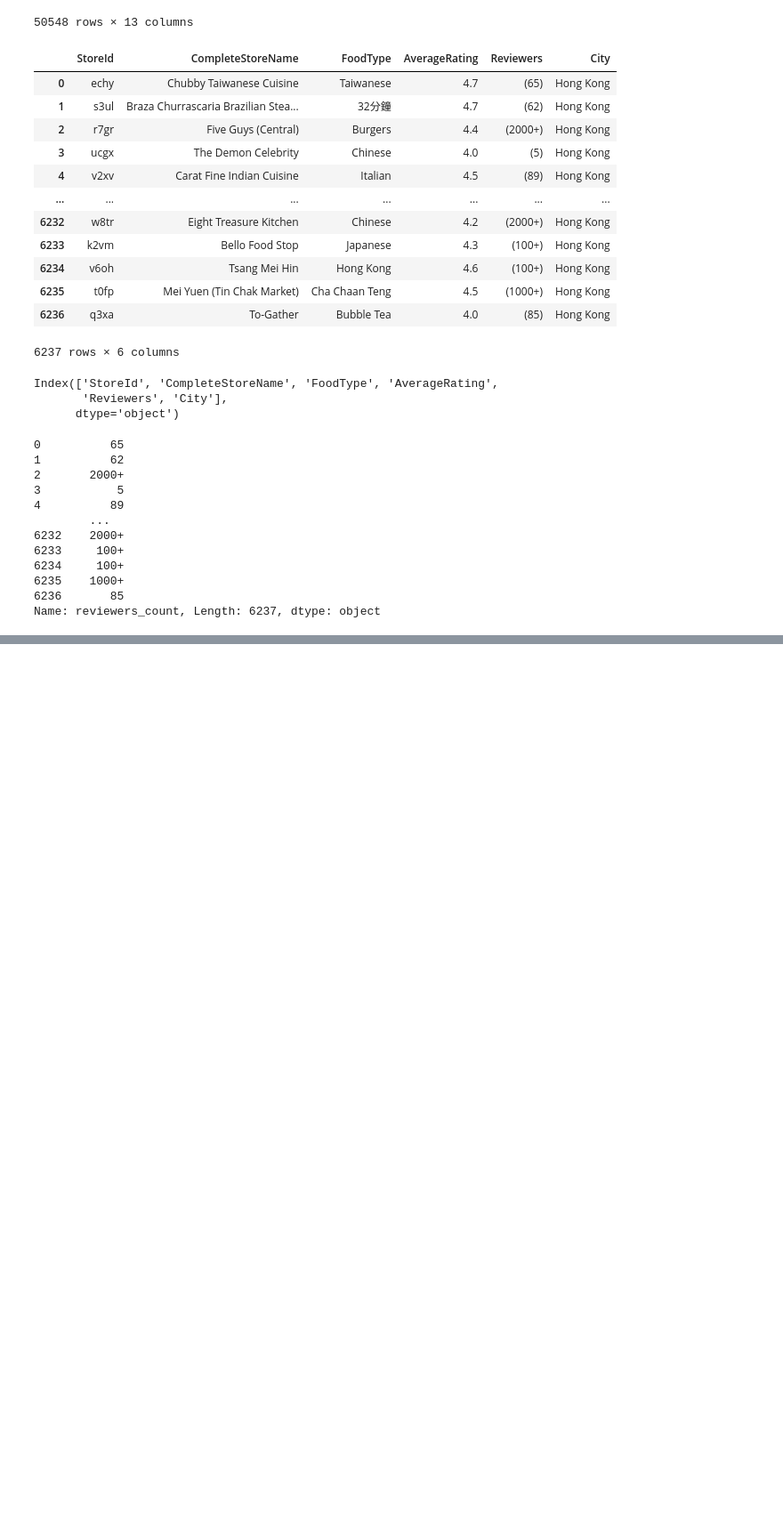
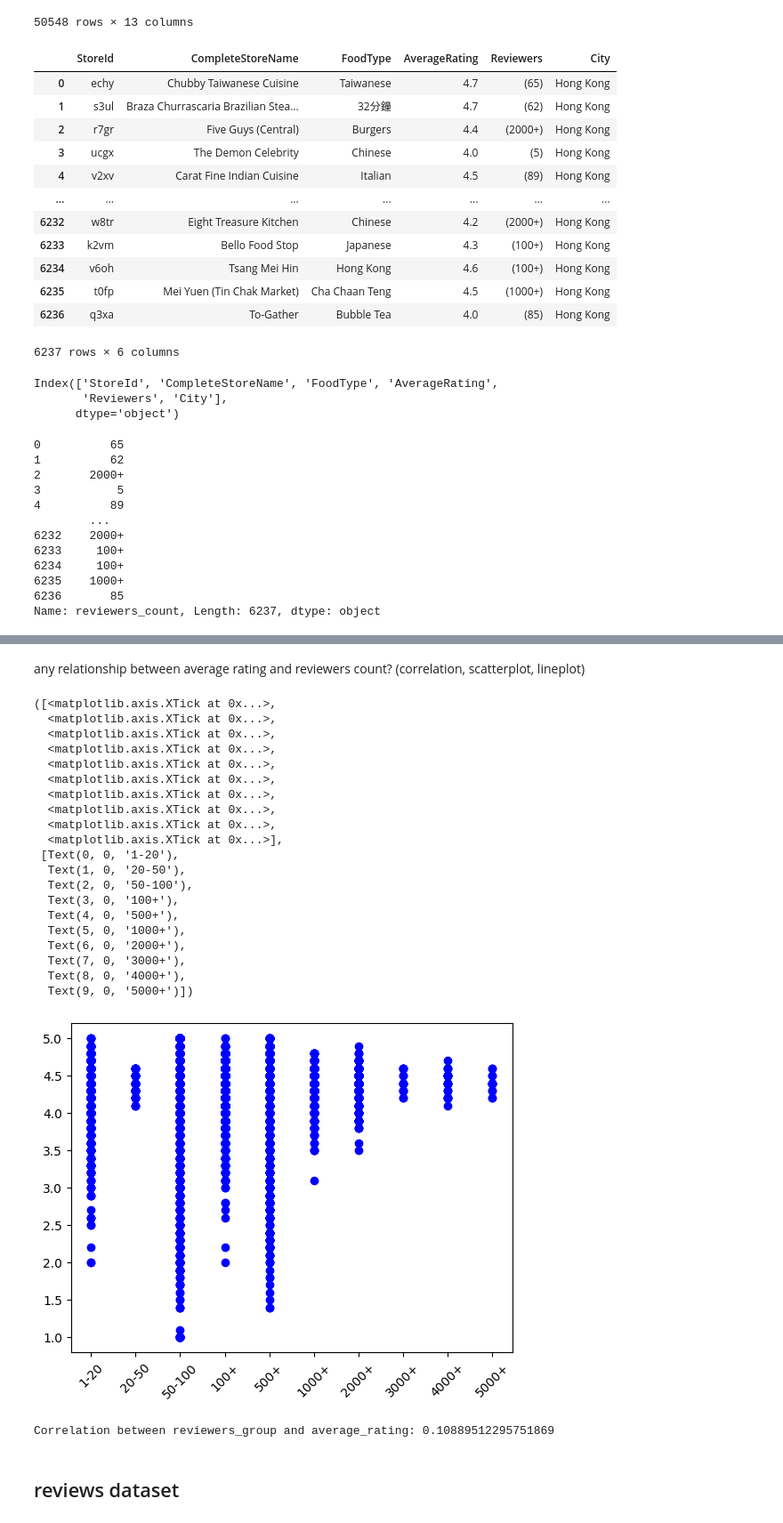
Before and after one commit to Marco-yeung/PersonalProjects, a Jupyter notebook: Python Project/foodpanda/Script 1 - foodpanda.ipynb, the cells around one changed output, grey strips where cells are left out. Shown: that part at 89% size. Cells and saved outputs as stored; diff of their text form; code cells hidden in the pictures; blank space fills up the shorter version.

```diff
--- a/Python Project/foodpanda/Script 1 - foodpanda.ipynb
+++ b/Python Project/foodpanda/Script 1 - foodpanda.ipynb
@@ -154,0 +327,19 @@ store
+# %%
+# Function to convert review counts to numeric
+def convert_review_count(count):
+    if isinstance(count, str):  # Check if count is a string
+        # Remove unwanted characters such as parentheses and plus signs
+        count = count.replace('(', '').replace(')', '').replace('+', '')
+        # Convert to integer
+        return int(count) + 1 if count.isdigit() else None  # Add 1 for the upper bound if it's numeric
+    return None  # Return None if it's not a string
+# %%
+# Apply the conversion function
+store['reviewers_count'] = store['reviewers_count'].apply(convert_review_count)
+
+# Define the bins and labels
+bins = [0, 20, 50, 100, 500, 1000, 2000, 3000, 4000, 5000, float('inf')]
+labels = ['1-20', '20-50', '50-100', '100+', '500+', '1000+', '2000+', '3000+', '4000+', '5000+']
+
+# Create a new column for the review groups
+store['reviewers_group'] = pd.cut(store['reviewers_count'] , bins=bins, labels=labels, right=False)
@@ -154,0 +380,40 @@ store
+# %% [markdown]
+any relationship between average rating and reviewers count? (correlation, scatterplot, lineplot)
+# %%
+category_order = ['1-20', '20-50', '50-100', '100+', '500+', '1000+', '2000+', '3000+', '4000+', '5000+']
+store["reviewers_group"] = pd.Categorical(store['reviewers_group'], categories=category_order, ordered=True)
+plt.scatter(store["reviewers_group"], store["average_rating"], marker='o', color='b', label='Data Points')
+
+plt.xticks(ticks=range(len(category_order)), labels=category_order, rotation=45)
+# %% [output]
+([<matplotlib.axis.XTick at 0x...>,
+  <matplotlib.axis.XTick at 0x...>,
+  <matplotlib.axis.XTick at 0x...>,
+  <matplotlib.axis.XTick at 0x...>,
+  <matplotlib.axis.XTick at 0x...>,
+  <matplotlib.axis.XTick at 0x...>,
+  <matplotlib.axis.XTick at 0x...>,
+  <matplotlib.axis.XTick at 0x...>,
+  <matplotlib.axis.XTick at 0x...>,
+  <matplotlib.axis.XTick at 0x...>],
+ [Text(0, 0, '1-20'),
+  Text(1, 0, '20-50'),
+  Text(2, 0, '50-100'),
+  Text(3, 0, '100+'),
+  Text(4, 0, '500+'),
+  Text(5, 0, '1000+'),
+  Text(6, 0, '2000+'),
+  Text(7, 0, '3000+'),
+  Text(8, 0, '4000+'),
+  Text(9, 0, '5000+')])
+[figure, added]
+# %%
+# Calculate the correlation
+correlation = store['reviewers_count'].corr(store['average_rating'])
+
+# Print the correlation coefficient
+print(f'Correlation between reviewers_group and average_rating: {correlation}')
+# %% [output]
+Correlation between reviewers_group and average_rating: 0.10889512295751869
+# %% [markdown]
+## reviews dataset
```
Also changed, not shown: parts of 46 cells of this notebook.
